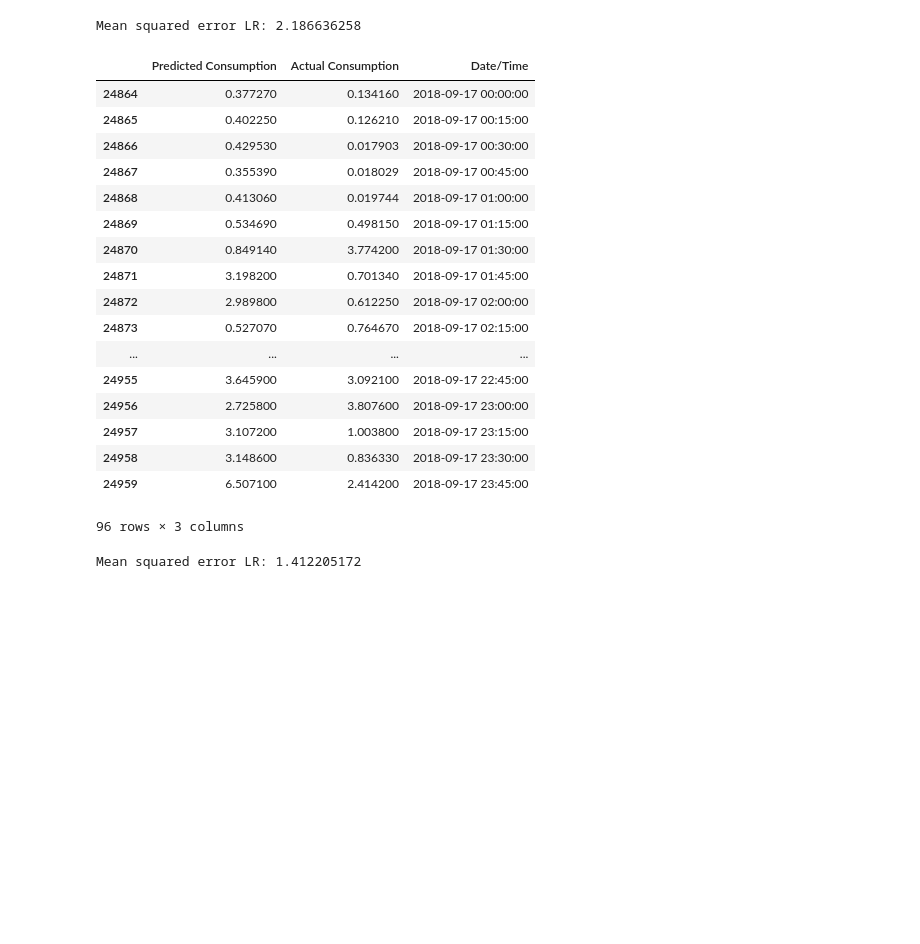
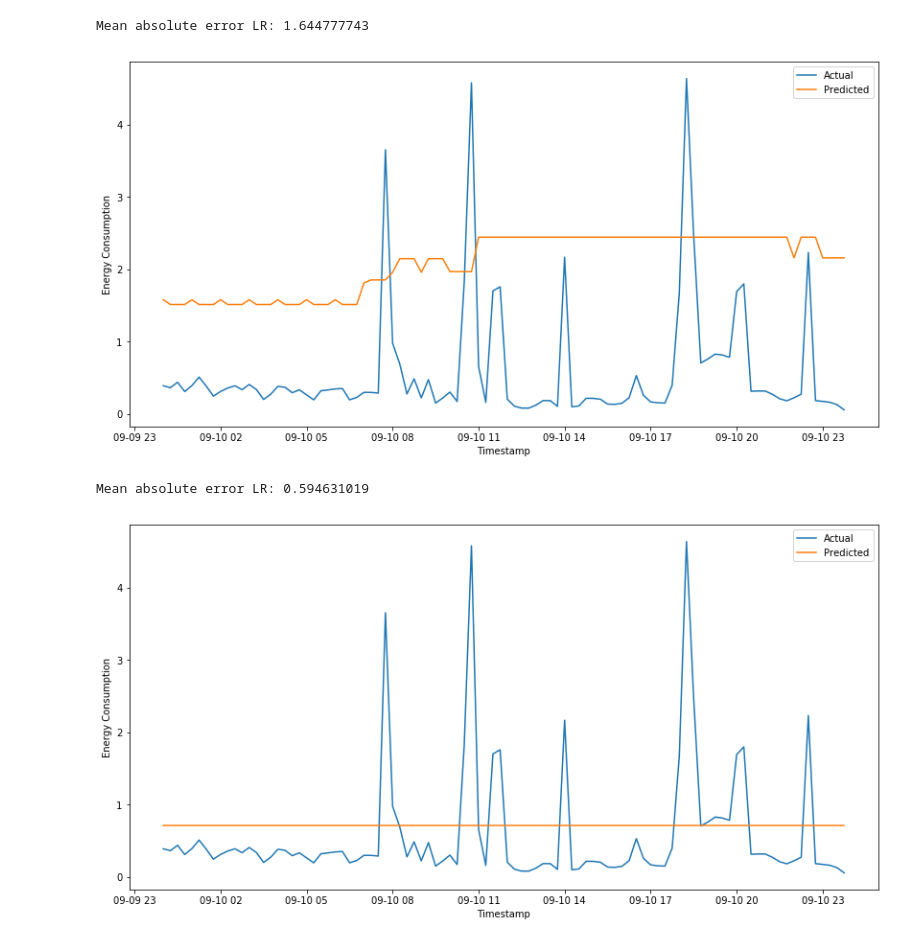
Before and after one commit to vaishrohan1709/Smart_Energy_Forecast_1, a Jupyter notebook: Assignment.ipynb, the cells around one changed output. Cells and saved outputs as stored; diff of their text form; code cells hidden in the pictures; blank space fills up the shorter version.

```diff
--- a/Assignment.ipynb
+++ b/Assignment.ipynb
@@ -125,51 +162,39 @@ Mean squared error LR: 1.361366079
+# %%
+regr = AdaBoostRegressor(base_estimator=None, n_estimators=50, learning_rate=1.0, loss='linear', random_state=None)
+regr.fit(x_train, y_train)
+y_pred_r = regr.predict(x_test)
+print("Mean absolute error LR: %.9f"
+      % mean_absolute_error(y_test,y_pred_r))
+dur = [dt for dt in
+       datetime_range(datetime(int(year), int(month), int(date), int(hour), int(minute)), datetime(2015, 12 , 31 , 23),
+       timedelta(minutes=15))]
+dur = dur[0:96]
+plt.plot(dur, y_test, label="Actual")
+plt.plot(dur, y_pred_r, label="Predicted")
+plt.xlabel('Timestamp')
+plt.ylabel('Energy Consumption')
+plt.legend()
+plt.show()
+#print(y_pred_r)
+# %% [output]
+Mean absolute error LR: 1.644777743
+[figure, added]
 # %%
-regr = KNeighborsRegressor(n_neighbors=1)
+regr = RandomForestRegressor(max_depth=2, random_state=0)
 regr.fit(x_train, y_train)
 y_pred_r = regr.predict(x_test)
-#print(y_pred_r)
-print("Mean squared error LR: %.9f"
-      % mean_squared_error(y_test,y_pred_r))
-y_pred_r = pd.DataFrame({'Predicted Consumption':y_pred_r[:,0]}, index=y_test.index)
+print("Mean absolute error LR: %.9f"
+      % mean_absolute_error(y_test,y_pred_r))
 dur = [dt for dt in
-       datetime_range(datetime(2018, int(month), int(date), int(hour), int(minute)), datetime(2018, 12 , 31 , 23),
+       datetime_range(datetime(int(year), int(month), int(date), int(hour), int(minute)), datetime(2015, 12 , 31 , 23),
        timedelta(minutes=15))]
 dur = dur[0:96]
-y_pred_r['Actual Consumption'] = y_test
-y_pred_r['Date/Time'] = dur
-display(y_pred_r)
+plt.plot(dur, y_test, label="Actual")
+plt.plot(dur, y_pred_r, label="Predicted")
+plt.xlabel('Timestamp')
+plt.ylabel('Energy Consumption')
+plt.legend()
+plt.show()
 # %% [output]
-Mean squared error LR: 2.186636258
+Mean absolute error LR: 0.594631019
-|  | Predicted Consumption | Actual Consumption | Date/Time |
-| 24864 | 0.377270 | 0.134160 | 2018-09-17 00:00:00 |
-| 24865 | 0.402250 | 0.126210 | 2018-09-17 00:15:00 |
-| 24866 | 0.429530 | 0.017903 | 2018-09-17 00:30:00 |
-| 24867 | 0.355390 | 0.018029 | 2018-09-17 00:45:00 |
-| 24868 | 0.413060 | 0.019744 | 2018-09-17 01:00:00 |
-| 24869 | 0.534690 | 0.498150 | 2018-09-17 01:15:00 |
-| 24870 | 0.849140 | 3.774200 | 2018-09-17 01:30:00 |
-| 24871 | 3.198200 | 0.701340 | 2018-09-17 01:45:00 |
-| 24872 | 2.989800 | 0.612250 | 2018-09-17 02:00:00 |
-| 24873 | 0.527070 | 0.764670 | 2018-09-17 02:15:00 |
-| ... | ... | ... | ... |
-| 24955 | 3.645900 | 3.092100 | 2018-09-17 22:45:00 |
-| 24956 | 2.725800 | 3.807600 | 2018-09-17 23:00:00 |
-| 24957 | 3.107200 | 1.003800 | 2018-09-17 23:15:00 |
-| 24958 | 3.148600 | 0.836330 | 2018-09-17 23:30:00 |
-| 24959 | 6.507100 | 2.414200 | 2018-09-17 23:45:00 |
-96 rows × 3 columns
+[figure, added]
-# %%
-regr = AdaBoostRegressor(base_estimator=None, n_estimators=50, learning_rate=1.0, loss='linear', random_state=None)
-regr.fit(x_train, y_train)
-y_pred_r = regr.predict(x_test)
-print("Mean squared error LR: %.9f"
-      % mean_squared_error(y_test,y_pred_r))
-# y_pred_r = pd.DataFrame({'Predicted Consumption':y_pred_r[:,0]}, index=y_test.index)
-# dur = [dt for dt in
-#        datetime_range(datetime(2018, int(month), int(date), int(hour), int(minute)), datetime(2018, 12 , 31 , 23),
-#        timedelta(minutes=15))]
-# dur = dur[0:96]
-# y_pred_r['Actual Consumption'] = y_test
-# y_pred_r['Date/Time'] = dur
-# display(y_pred_r)
-# %% [output]
-Mean squared error LR: 1.412205172
```
Also changed, not shown: parts of 18 cells of this notebook, 3 other files.
